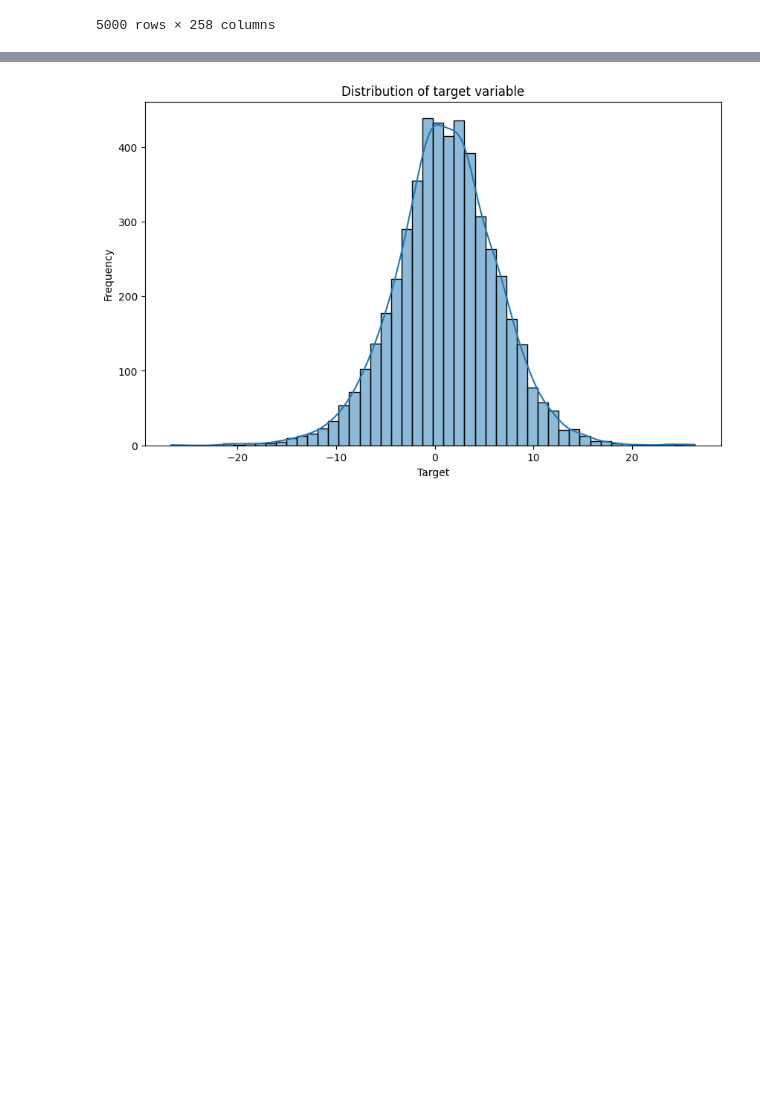
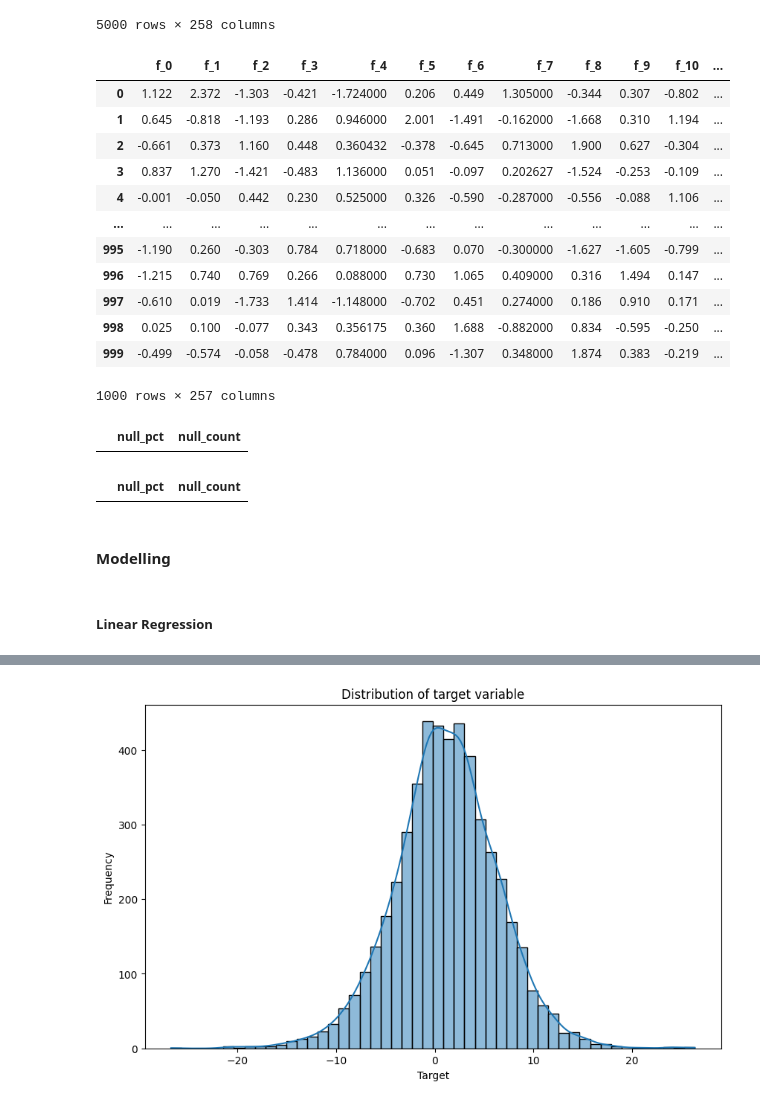
Before and after one commit to MeetPatel89/synthetic_pred, a Jupyter notebook: notebooks/explore-0.0.1.ipynb, the cells around one changed output, grey strips where cells are left out. Saved outputs shown, nothing was run; the diff lists cells and outputs as text; code cells hidden in the pictures; blank space fills up the shorter version.

```diff
--- a/notebooks/explore-0.0.1.ipynb
+++ b/notebooks/explore-0.0.1.ipynb
@@ -156,9 +182,17 @@ nominal_features_df = df_train_clean.loc[:, one_hot_enc_features].copy()
 
 df_train_clean, encoded_cols = encode_nominal_features(df_train_clean, one_hot_enc_features)
+# %%
+# Encode test dataset
+
+# Note: also preserve these two columns to later use for imputation of missing values
+nominal_features_test_df = df_test_clean.loc[:, one_hot_enc_features].copy()
+
+df_test_clean = encode_nominal_features(df=df_test_clean, features=one_hot_enc_features)[0]
 # %% [markdown]
 #### Missing data imputation using Light Gradient Boosting Regressor and classifier
 # %%
 df_train_clean = impute_missing_values_numeric(df_train_clean, null_cols_num)
+df_test_clean = impute_missing_values_numeric(df_test_clean, null_cols_num)
 # %% [output]
 [LightGBM] [Info] Total Bins 63777
 [LightGBM] [Info] Number of data points in the train set: 4903, number of used features: 259
@@ -180,6 +214,7 @@ df_train_clean = impute_missing_values_numeric(df_train_clean, null_cols_num)
 # %%
 null_cols_ord = ["f_61", "f_121"]
 df_train_clean = impute_missing_values_ordinal(df_train_clean, null_cols_ord)
+df_test_clean = impute_missing_values_ordinal(df_test_clean, null_cols_ord)
 # %% [output]
 [LightGBM] [Info] Total Bins 64026
 [LightGBM] [Info] Number of data points in the train set: 4905, number of used features: 259
@@ -199,5 +236,6 @@ df_train_clean = impute_missing_values_ordinal(df_train_clean, null_cols_ord)
 # %%
-df_train_clean = imput_missing_values_nominal(df=df_train_clean, nominal_features_df=nominal_features_df, encoded_features=encoded_cols, null_cols=one_hot_enc_features)
+df_train_clean = imput_missing_values_nominal(df=df_train_clean, nominal_features_df=nominal_features_train_df, encoded_features=encoded_cols, null_cols=one_hot_enc_features)
+df_test_clean = imput_missing_values_nominal(df=df_test_clean, nominal_features_df=nominal_features_test_df, encoded_features=encoded_cols, null_cols=one_hot_enc_features)
 # %% [output]
 [LightGBM] [Info] Total Bins 64022
 [LightGBM] [Info] Number of data points in the train set: 4898, number of used features: 256
@@ -226,3 +270,35 @@ df_train_clean
 | 4998 | 4.289620 | 0.195 | -1.554 | -0.203 | 0.965 | -0.794 | 0.654000 | -1.008 | -1.291 | -2.035 | 0.224 | ... |
 | 4999 | 0.651234 | 0.417 | 0.126 | -0.646 | -1.503 | -2.291 | 0.376000 | -0.246 | -0.181 | 0.306 | 0.482 | ... |
 5000 rows × 258 columns
+# %%
+df_test_clean
+# %% [output]
+|  | f_0 | f_1 | f_2 | f_3 | f_4 | f_5 | f_6 | f_7 | f_8 | f_9 | f_10 | ... |
+| 0 | 1.122 | 2.372 | -1.303 | -0.421 | -1.724000 | 0.206 | 0.449 | 1.305000 | -0.344 | 0.307 | -0.802 | ... |
+| 1 | 0.645 | -0.818 | -1.193 | 0.286 | 0.946000 | 2.001 | -1.491 | -0.162000 | -1.668 | 0.310 | 1.194 | ... |
+| 2 | -0.661 | 0.373 | 1.160 | 0.448 | 0.360432 | -0.378 | -0.645 | 0.713000 | 1.900 | 0.627 | -0.304 | ... |
+| 3 | 0.837 | 1.270 | -1.421 | -0.483 | 1.136000 | 0.051 | -0.097 | 0.202627 | -1.524 | -0.253 | -0.109 | ... |
+| 4 | -0.001 | -0.050 | 0.442 | 0.230 | 0.525000 | 0.326 | -0.590 | -0.287000 | -0.556 | -0.088 | 1.106 | ... |
+| ... | ... | ... | ... | ... | ... | ... | ... | ... | ... | ... | ... | ... |
+| 995 | -1.190 | 0.260 | -0.303 | 0.784 | 0.718000 | -0.683 | 0.070 | -0.300000 | -1.627 | -1.605 | -0.799 | ... |
+| 996 | -1.215 | 0.740 | 0.769 | 0.266 | 0.088000 | 0.730 | 1.065 | 0.409000 | 0.316 | 1.494 | 0.147 | ... |
+| 997 | -0.610 | 0.019 | -1.733 | 1.414 | -1.148000 | -0.702 | 0.451 | 0.274000 | 0.186 | 0.910 | 0.171 | ... |
+| 998 | 0.025 | 0.100 | -0.077 | 0.343 | 0.356175 | 0.360 | 1.688 | -0.882000 | 0.834 | -0.595 | -0.250 | ... |
+| 999 | -0.499 | -0.574 | -0.058 | -0.478 | 0.784000 | 0.096 | -1.307 | 0.348000 | 1.874 | 0.383 | -0.219 | ... |
+1000 rows × 257 columns
+# %%
+# Check for any remaining null values for train dataset - should return empty dataframe
+null_pct_df = find_null_cols_pct(df_train_clean)
+null_pct_df[null_pct_df["null_count"] > 0]
+# %% [output]
+|  | null_pct | null_count |
+# %%
+# Check for any remaining null values for test dataset - should return empty dataframe
+null_pct_df = find_null_cols_pct(df_test_clean)
+null_pct_df[null_pct_df["null_count"] > 0]
+# %% [output]
+|  | null_pct | null_count |
+# %% [markdown]
+#### Modelling
+# %% [markdown]
+##### Linear Regression
```
Also changed, not shown: parts of 25 cells of this notebook.
